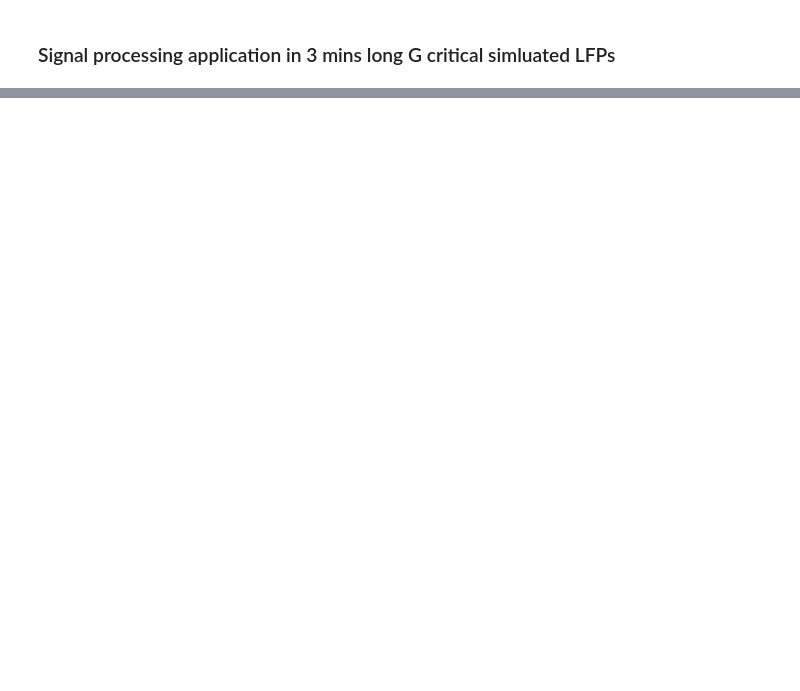
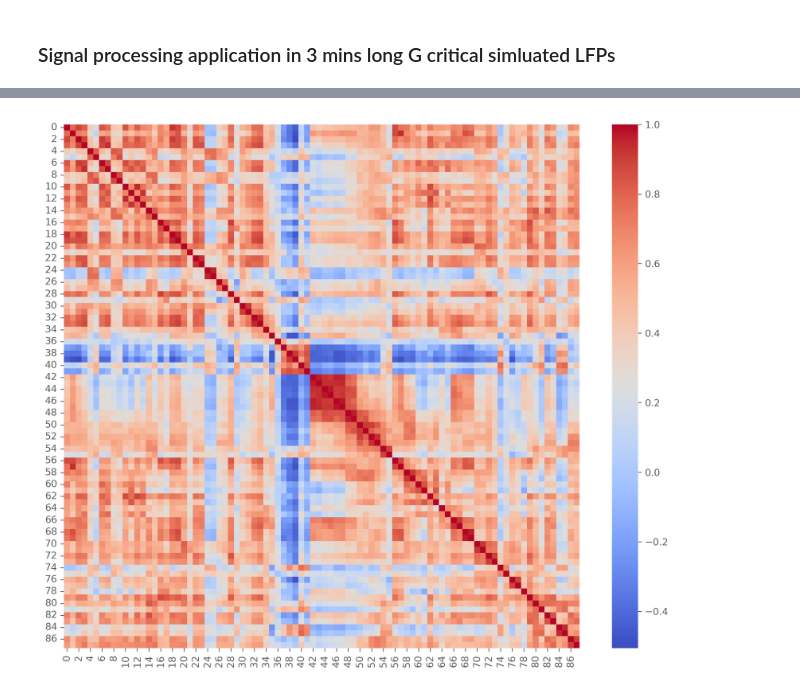
Before and after one commit to yilewang/Gc_detect_script, a Jupyter notebook: application/h5signalgc.ipynb, the cells around one changed output, grey strips where cells are left out. Cells and saved outputs as stored; diff of their text form; code cells hidden in the pictures; blank space fills up the shorter version.

```diff
--- a/application/h5signalgc.ipynb
+++ b/application/h5signalgc.ipynb
@@ -33,0 +35,22 @@ subjects.signal_AF(data=rawpcgleft, spikeslist = spikeslist, valleyslist = valle
+# %%
+import scipy.io
+import seaborn as sns
+import pandas as pd
+import matplotlib.pyplot as plt
+mat = scipy.io.loadmat('/mnt/c/Users/wayne/Desktop/ROISignals_0302A.mat')
+all = mat['ROISignals']
+
+# fc = np.ones((88,88))
+# for i in range(88):
+#     for j in range(88):
+#         fc[i,j] = np.corrcoef(all[:,i], all[:,j])
+
+df = pd.DataFrame(all, columns = range(88))
+fc = df.corr(method='pearson')
+
+fig = plt.figure(figsize=(12,10),dpi = 300)
+axes = fig.add_subplot(111)
+sns.heatmap(pd.DataFrame(fc), cmap = "coolwarm", annot=False)
+plt.show()
+# %% [output]
+[figure, added]
```
Also changed, not shown: parts of 1 cell of this notebook, 2 other files.
